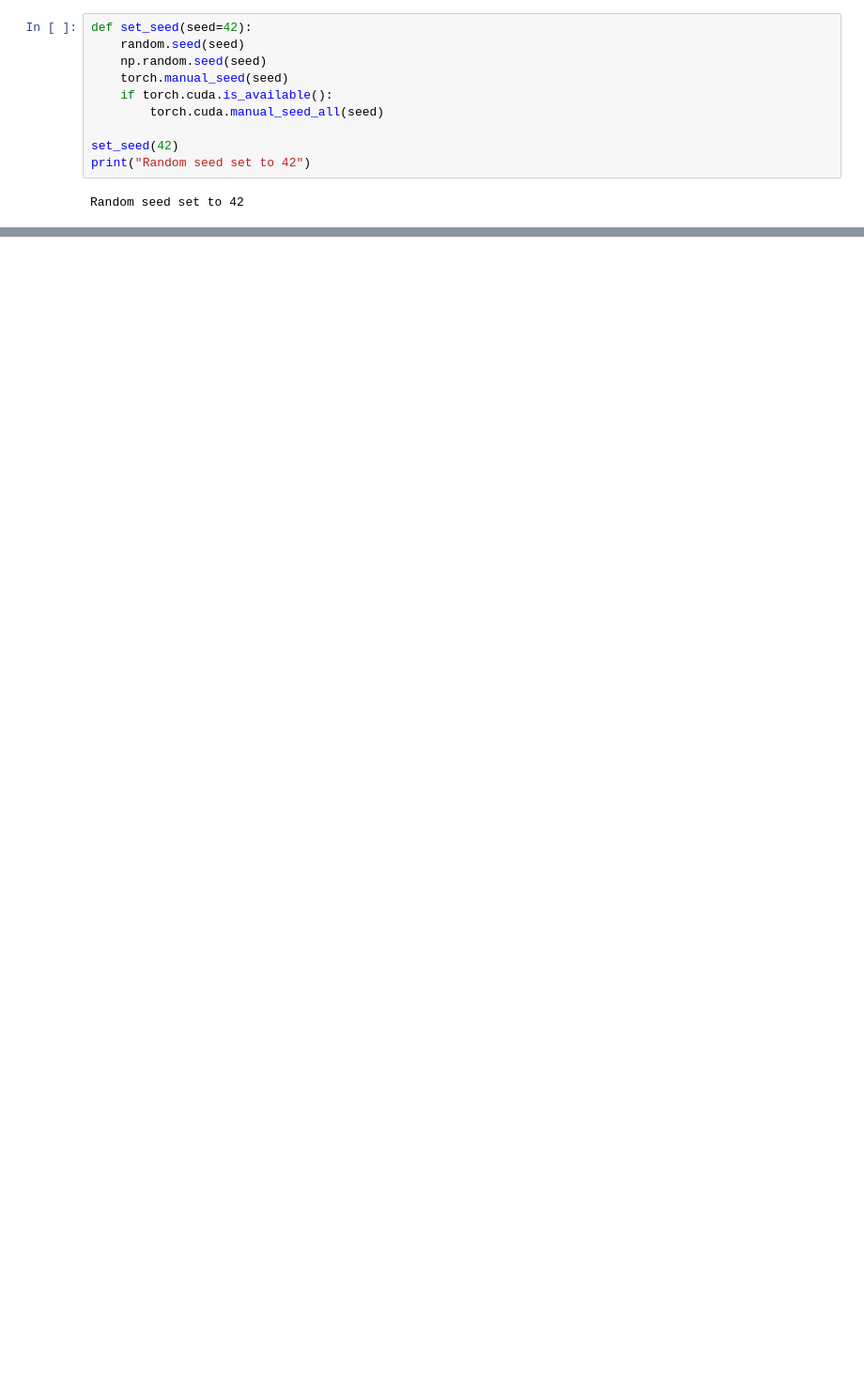
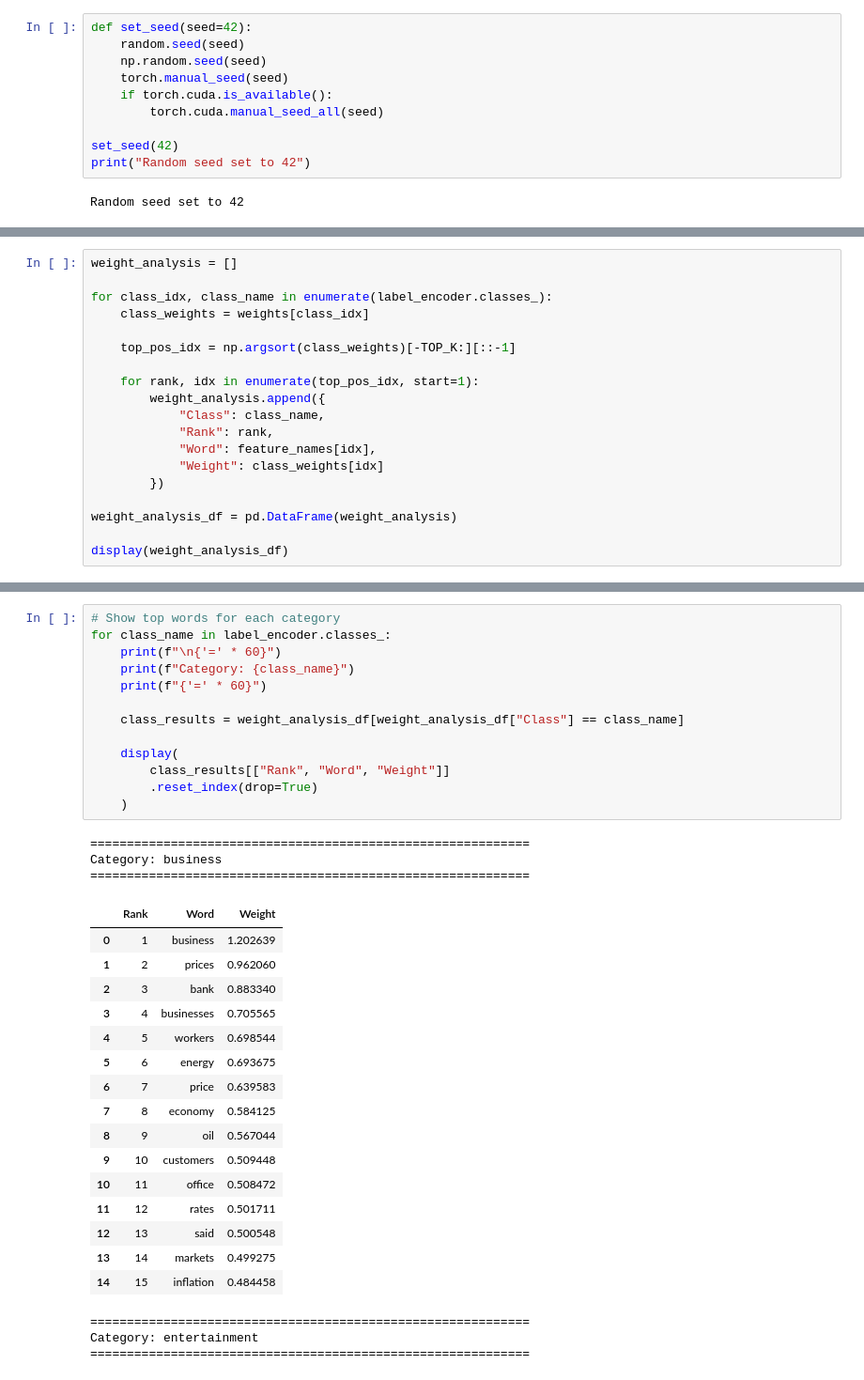
Before and after one commit to pk08malooh-byte/CS2042S-Assignment2, a Jupyter notebook: Logistic_Regression_Assignment_2.ipynb, the cells around one changed output, grey strips where cells are left out. Shown at 94% size. Saved outputs shown, nothing was run; the diff lists cells and outputs as text; blank space fills up the shorter version.

```diff
--- a/Logistic_Regression_Assignment_2.ipynb
+++ b/Logistic_Regression_Assignment_2.ipynb
@@ -679,0 +962,19 @@ display(
+# %%
+weight_analysis = []
+
+for class_idx, class_name in enumerate(label_encoder.classes_):
+    class_weights = weights[class_idx]
+
+    top_pos_idx = np.argsort(class_weights)[-TOP_K:][::-1]
+
+    for rank, idx in enumerate(top_pos_idx, start=1):
+        weight_analysis.append({
+            "Class": class_name,
+            "Rank": rank,
+            "Word": feature_names[idx],
+            "Weight": class_weights[idx]
+        })
+
+weight_analysis_df = pd.DataFrame(weight_analysis)
+
+display(weight_analysis_df)
@@ -679,0 +995,36 @@ display(
+# %%
+# Show top words for each category
+for class_name in label_encoder.classes_:
+    print(f"\n{'=' * 60}")
+    print(f"Category: {class_name}")
+    print(f"{'=' * 60}")
+
+    class_results = weight_analysis_df[weight_analysis_df["Class"] == class_name]
+
+    display(
+        class_results[["Rank", "Word", "Weight"]]
+        .reset_index(drop=True)
+    )
+# %% [output]
+============================================================
+Category: business
+============================================================
+|  | Rank | Word | Weight |
+| 0 | 1 | business | 1.202639 |
+| 1 | 2 | prices | 0.962060 |
+| 2 | 3 | bank | 0.883340 |
+| 3 | 4 | businesses | 0.705565 |
+| 4 | 5 | workers | 0.698544 |
+| 5 | 6 | energy | 0.693675 |
+| 6 | 7 | price | 0.639583 |
+| 7 | 8 | economy | 0.584125 |
+| 8 | 9 | oil | 0.567044 |
+| 9 | 10 | customers | 0.509448 |
+| 10 | 11 | office | 0.508472 |
+| 11 | 12 | rates | 0.501711 |
+| 12 | 13 | said | 0.500548 |
+| 13 | 14 | markets | 0.499275 |
+| 14 | 15 | inflation | 0.484458 |
+============================================================
+Category: entertainment
+============================================================
```
Also changed, not shown: parts of 19 cells of this notebook.
